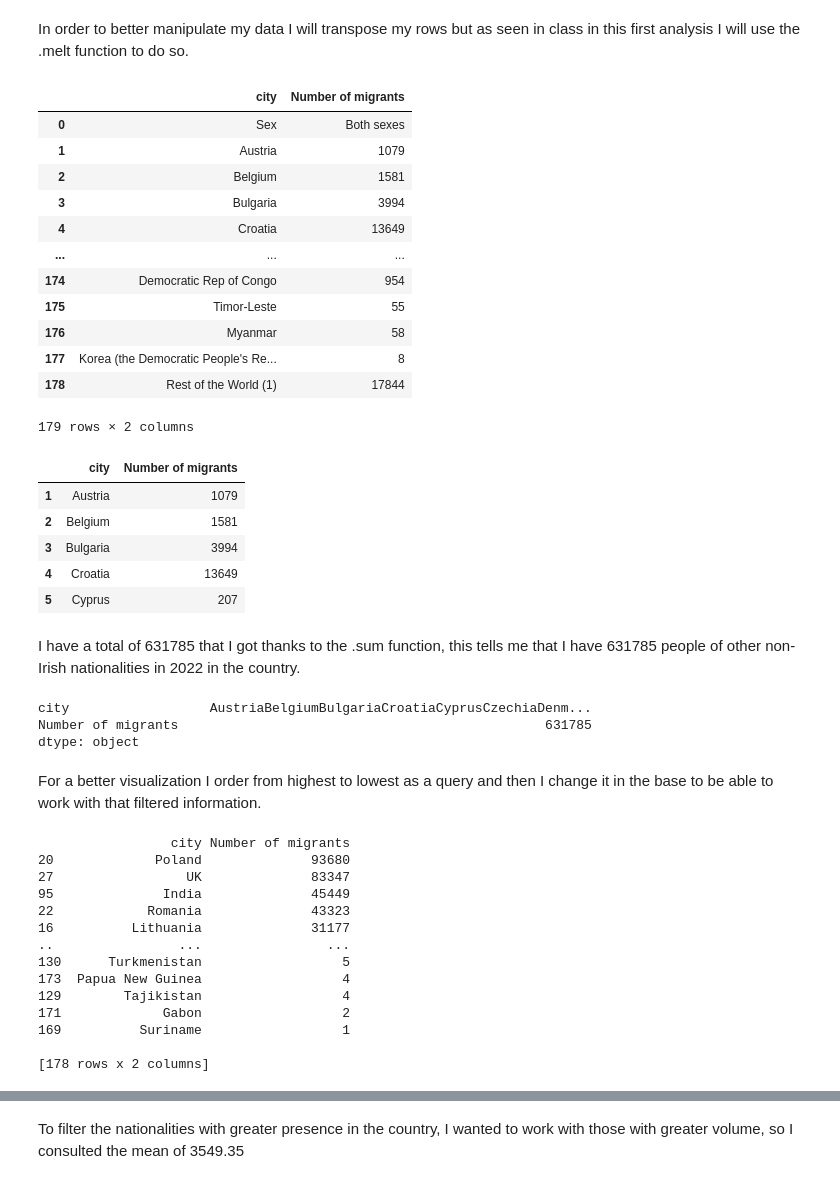
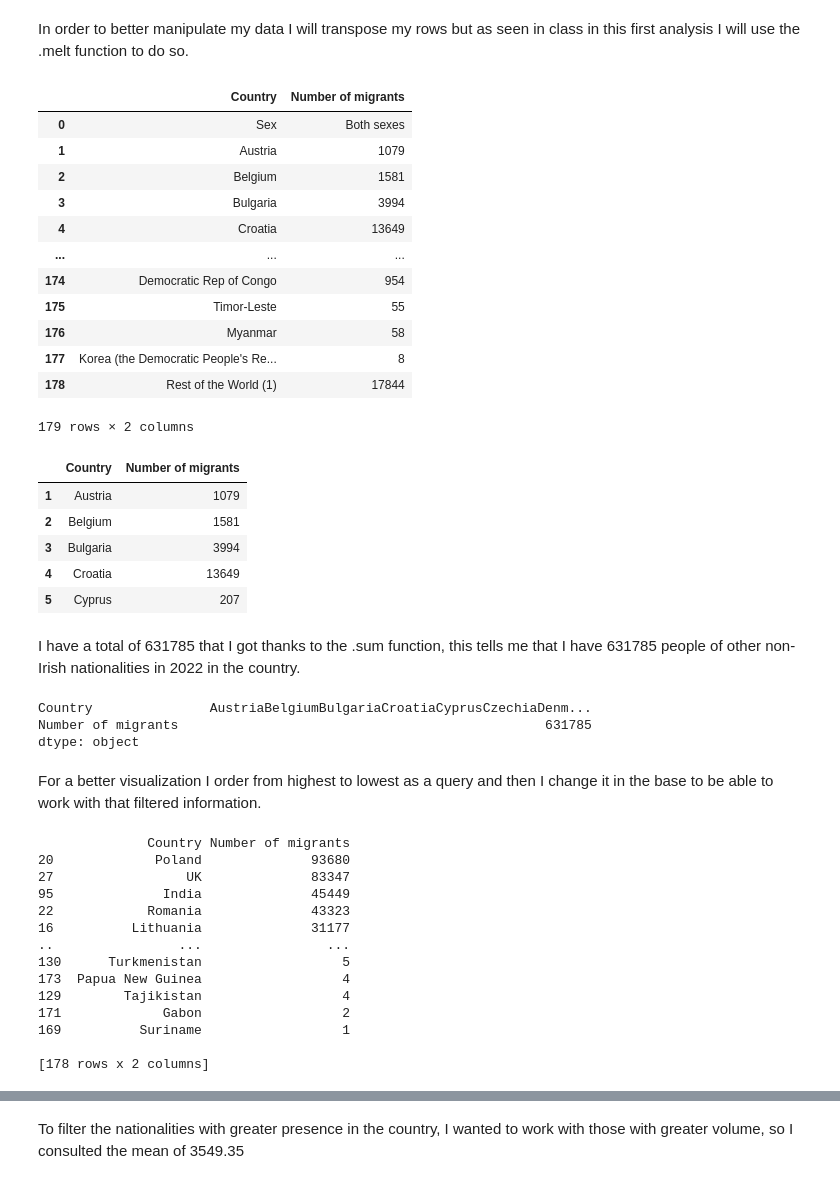
Before and after one commit to diagarmar29/Population-in-Ireland.-1st-Assesment, a Jupyter notebook: Population in Ireland.ipynb, the cells around one changed output, grey strips where cells are left out. Drawn from its saved outputs; the diff is of its cells as text; code cells hidden in the pictures.

```diff
--- a/Population in Ireland.ipynb
+++ b/Population in Ireland.ipynb
@@ -1012,10 +1165,10 @@ NIC.head()
 # %% [markdown]
 In order to better manipulate my data I will transpose my rows but as seen in class in this first analysis I will use the .melt function to do so.
 # %%
-NIC_2=NIC.melt(var_name="city",value_name="Number of migrants")
+NIC_2=NIC.melt(var_name="Country",value_name="Number of migrants")
 NIC_2
 # %% [output]
-|  | city | Number of migrants |
+|  | Country | Number of migrants |
 | 0 | Sex | Both sexes |
 | 1 | Austria | 1079 |
 | 2 | Belgium | 1581 |
@@ -1033,7 +1186,7 @@ NIC_2 = NIC_2.drop(NIC_2.index[[0]],
                axis=0)
 NIC_2.head()
 # %% [output]
-|  | city | Number of migrants |
+|  | Country | Number of migrants |
 | 1 | Austria | 1079 |
 | 2 | Belgium | 1581 |
 | 3 | Bulgaria | 3994 |
@@ -1045,7 +1198,7 @@ I have a total of 631785 that I got thanks to the .sum function, this tells me t
 Total=NIC_2.sum()
 Total
 # %% [output]
-city                  AustriaBelgiumBulgariaCroatiaCyprusCzechiaDenm...
+Country               AustriaBelgiumBulgariaCroatiaCyprusCzechiaDenm...
 Number of migrants                                               631785
 dtype: object
 # %% [markdown]
@@ -1053,7 +1206,7 @@ For a better visualization I order from highest to lowest as a query and then I
 # %%
 print(NIC_2.sort_values(by=['Number of migrants'],ascending=[False]))
 # %% [output]
-                 city Number of migrants
+              Country Number of migrants
 20             Poland              93680
 27                 UK              83347
 95              India              45449
```
Also changed, not shown: parts of 182 cells of this notebook.
